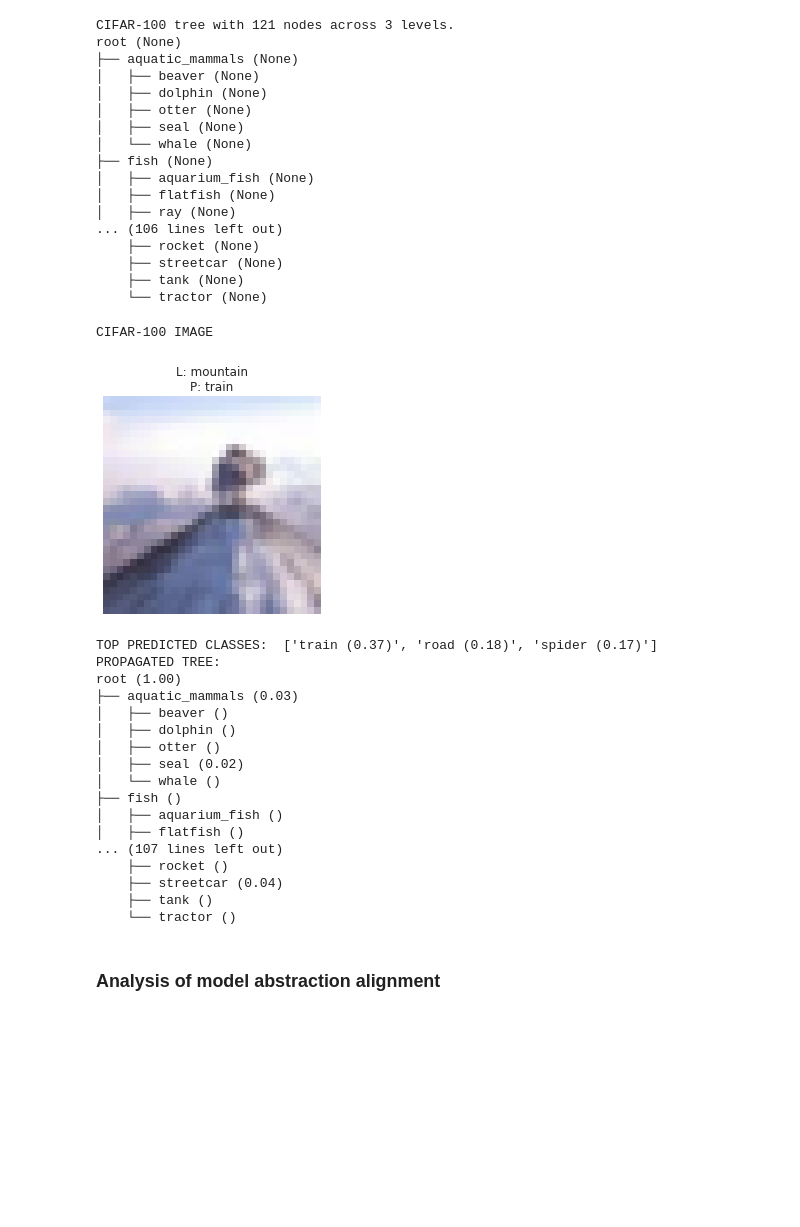
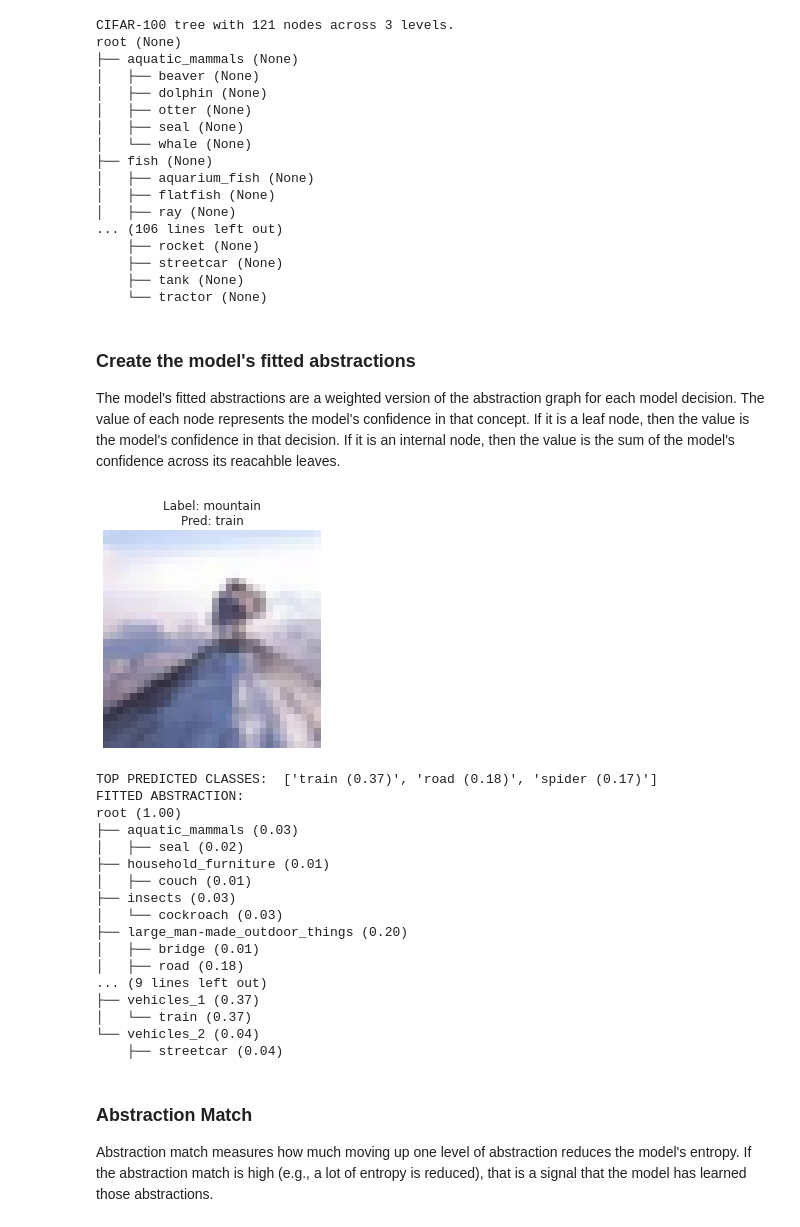
Before and after one commit to mitvis/abstraction-alignment, a Jupyter notebook: cifar_abstraction_alignment.ipynb, the cells around one changed output. Cells and saved outputs as stored; diff of their text form; code cells hidden in the pictures; blank space fills up the shorter version.

```diff
--- a/cifar_abstraction_alignment.ipynb
+++ b/cifar_abstraction_alignment.ipynb
@@ -30,7 +31,7 @@ sns.set_style("whitegrid")
 First, we load the CIFAR-100 dataset and train a ResNet20 on it. This is the model we will inspect with abstraction alignment.
 # %%
 # User-defined paths -- TODO: update with your own
-MODEL_PATH = 'models/'
+MODEL_PATH = 'cifar/'
 CIFAR_DIR = '/nobackup/users/aboggust/data/cifar'
 # %%
 # Train a ResNet20 on CIFAR-100
@@ -47,11 +48,14 @@ if os.path.isfile(checkpoint):
     model.load_state_dict(torch.load(checkpoint))
 else:
     print(f'Training CIFAR-100 model')
-    model = cifar_train.train(architecture,
-                              batch_size,
-                              epochs,
-                              CIFAR_DIR,
-                              MODEL_PATH)
+    model = cifar_train.train(
+        architecture,
+        batch_size,
+        epochs,
+        CIFAR_DIR,
+        MODEL_PATH,
+        data_augmentation
+    )
 
 model.to(device)
 model = model.eval()
@@ -70,17 +74,13 @@ Files already downloaded and verified
 # Compute model outputs on test instances
 labels = []
 outputs = []
-
 for i, (image, label) in enumerate(tqdm(test_loader)):
     with torch.no_grad():
         images = image.to(device)
     labels.extend(label.numpy())
-
-    # Compute model inferences
     output = model(images)
-    output = torch.nn.functional.softmax(output, dim=1).squeeze(0).detach().cpu().numpy()
+    output = torch.nn.functional.softmax(output, dim=1).detach().cpu().numpy()
     outputs.append(output)
-
 outputs = np.vstack(outputs)
 # %%
 # Print model performance statistics
@@ -124,4 +127,7 @@ root (None)
     ├── streetcar (None)
     ├── tank (None)
     └── tractor (None)
+# %% [markdown]
+### Create the model's fitted abstractions
+The model's fitted abstractions are a weighted version of the abstraction graph for each model decision. The value of each node represents the model's confidence in that concept. If it is a leaf node, then the value is the model's confidence in that decision. If it is an internal node, then the value is the sum of the model's confidence across its reacahble leaves.
 # %%
@@ -133,38 +139,37 @@ for i in tqdm(range(len(labels))):
 # %%
-# An example hierarchy propagation
+# Show an example fitted abstraction
 index = 0
 
-print('CIFAR-100 IMAGE')
 image = test_dataset[index][0].permute(1, 2, 0)
 plt.imshow(cifar_util.unnorm_cifar_image(image))
 plt.axis('off')
-plt.title(f'L: {cifar_metadata.CLASS_LABELS[labels[index]]}\nP: {cifar_metadata.CLASS_LABELS[predictions[index]]}')
+plt.title(f'Label: {cifar_metadata.CLASS_LABELS[labels[index]]}\nPred: {cifar_metadata.CLASS_LABELS[predictions[index]]}')
 plt.show()
 
 top_predictions = np.argsort(outputs[index])[-3:]
 print('TOP PREDICTED CLASSES: ', [f'{cifar_metadata.CLASS_LABELS[i]} ({outputs[index][i]:.2f})' for i in top_predictions][::-1])
 
-print('PROPAGATED TREE:')
-print(cifar.show(trees[0]))
+print('FITTED ABSTRACTION:')
+print(cifar.show(fitted_abstractions[0]))
 # %% [output]
+[figure, new version]
-CIFAR-100 IMAGE
+TOP PREDICTED CLASSES:  ['train (0.37)', 'road (0.18)', 'spider (0.17)']
+FITTED ABSTRACTION:
+root (1.00)
+├── aquatic_mammals (0.03)
+│   ├── seal (0.02)
+├── household_furniture (0.01)
+│   ├── couch (0.01)
+├── insects (0.03)
+│   └── cockroach (0.03)
+├── large_man-made_outdoor_things (0.20)
+│   ├── bridge (0.01)
+│   ├── road (0.18)
+... (9 lines left out)
+├── vehicles_1 (0.37)
+│   └── train (0.37)
+└── vehicles_2 (0.04)
+    ├── streetcar (0.04)
-[figure, old version]
-TOP PREDICTED CLASSES:  ['train (0.37)', 'road (0.18)', 'spider (0.17)']
-PROPAGATED TREE:
-root (1.00)
-├── aquatic_mammals (0.03)
-│   ├── beaver ()
-│   ├── dolphin ()
-│   ├── otter ()
-│   ├── seal (0.02)
-│   └── whale ()
-├── fish ()
-│   ├── aquarium_fish ()
-│   ├── flatfish ()
-... (107 lines left out)
-    ├── rocket ()
-    ├── streetcar (0.04)
-    ├── tank ()
-    └── tractor ()
 # %% [markdown]
-### Analysis of model abstraction alignment
+### Abstraction Match
+Abstraction match measures how much moving up one level of abstraction reduces the model's entropy. If the abstraction match is high (e.g., a lot of entropy is reduced), that is a signal that the model has learned those abstractions.
```
Also changed, not shown: parts of 33 cells of this notebook, 6 other files.
